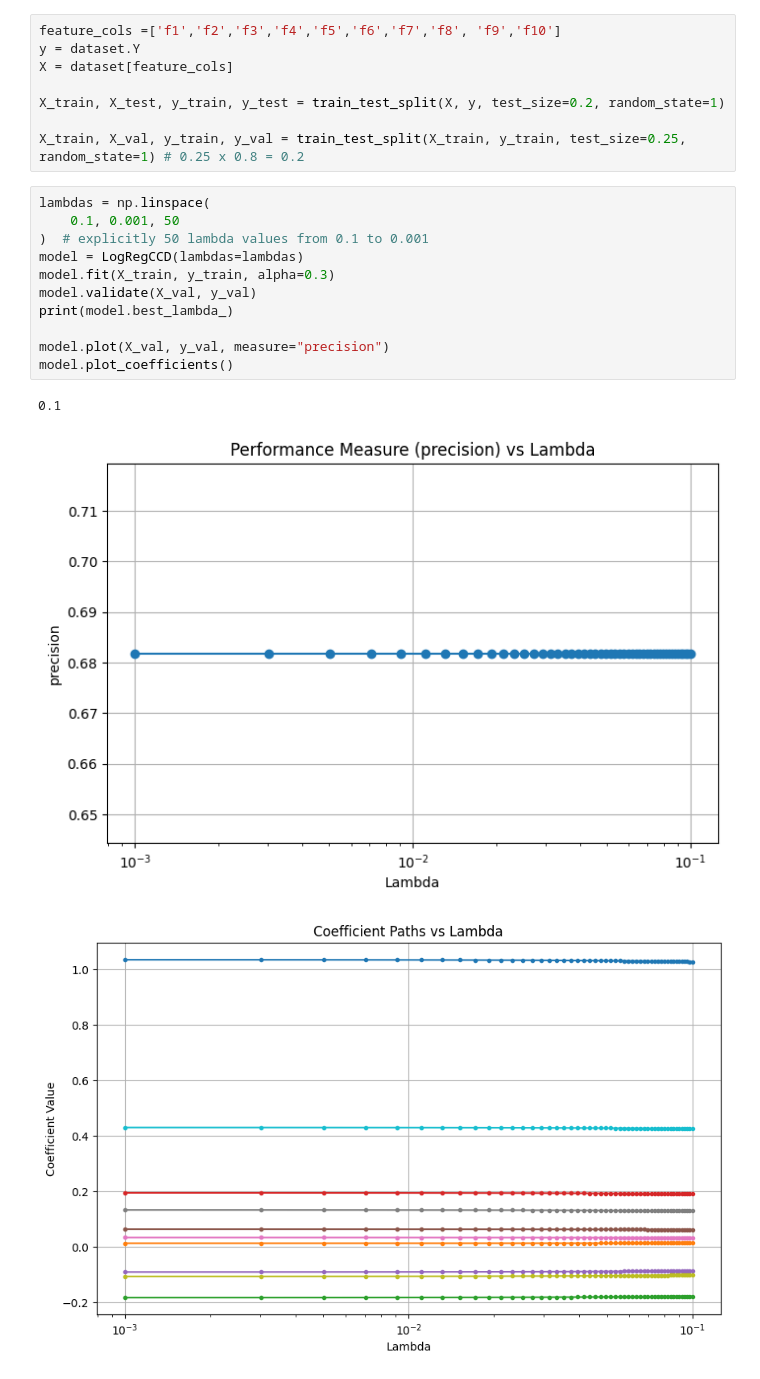
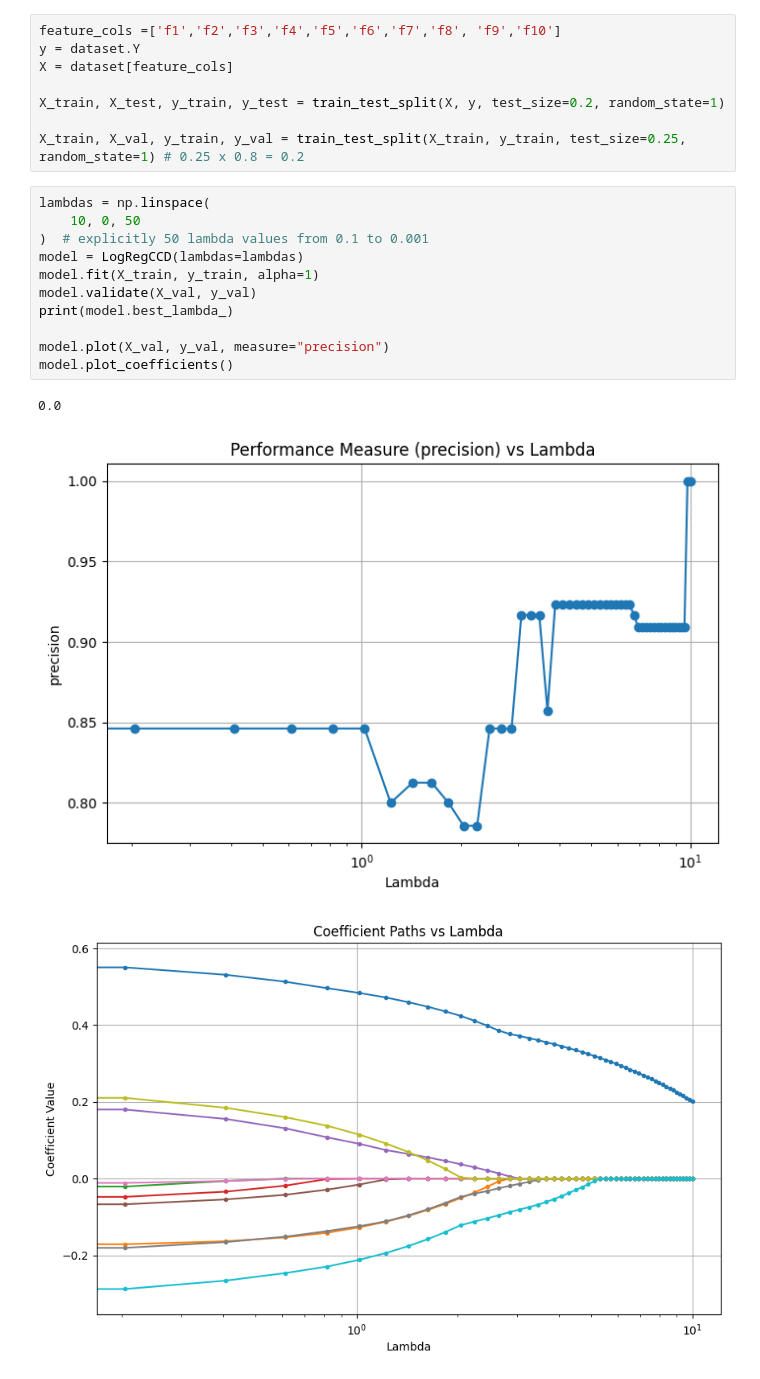
Before and after one commit to mouradianelen/LogRegCCD, a Jupyter notebook: notebook.ipynb, the cells around one changed output. Drawn from its saved outputs; the diff is of its cells as text.

Commit message:
LogRegCCD: Updated the first graph lin_space values and made alpha=1

```diff
--- a/notebook.ipynb
+++ b/notebook.ipynb
@@ -35,17 +35,17 @@ X_train, X_test, y_train, y_test = train_test_split(X, y, test_size=0.2, random_
 X_train, X_val, y_train, y_val = train_test_split(X_train, y_train, test_size=0.25, random_state=1) # 0.25 x 0.8 = 0.2
 # %%
 lambdas = np.linspace(
-    0.1, 0.001, 50
+    10, 0, 50
 )  # explicitly 50 lambda values from 0.1 to 0.001
 model = LogRegCCD(lambdas=lambdas)
-model.fit(X_train, y_train, alpha=0.3)
+model.fit(X_train, y_train, alpha=1)
 model.validate(X_val, y_val)
 print(model.best_lambda_)
 
 model.plot(X_val, y_val, measure="precision")
 model.plot_coefficients()
 # %% [output]
-0.1
+0.0
-[figure, old version]
+[figure, new version]
-[figure, old version]
+[figure, new version]
 # %%
```
Also changed, not shown: parts of 7 cells of this notebook.
